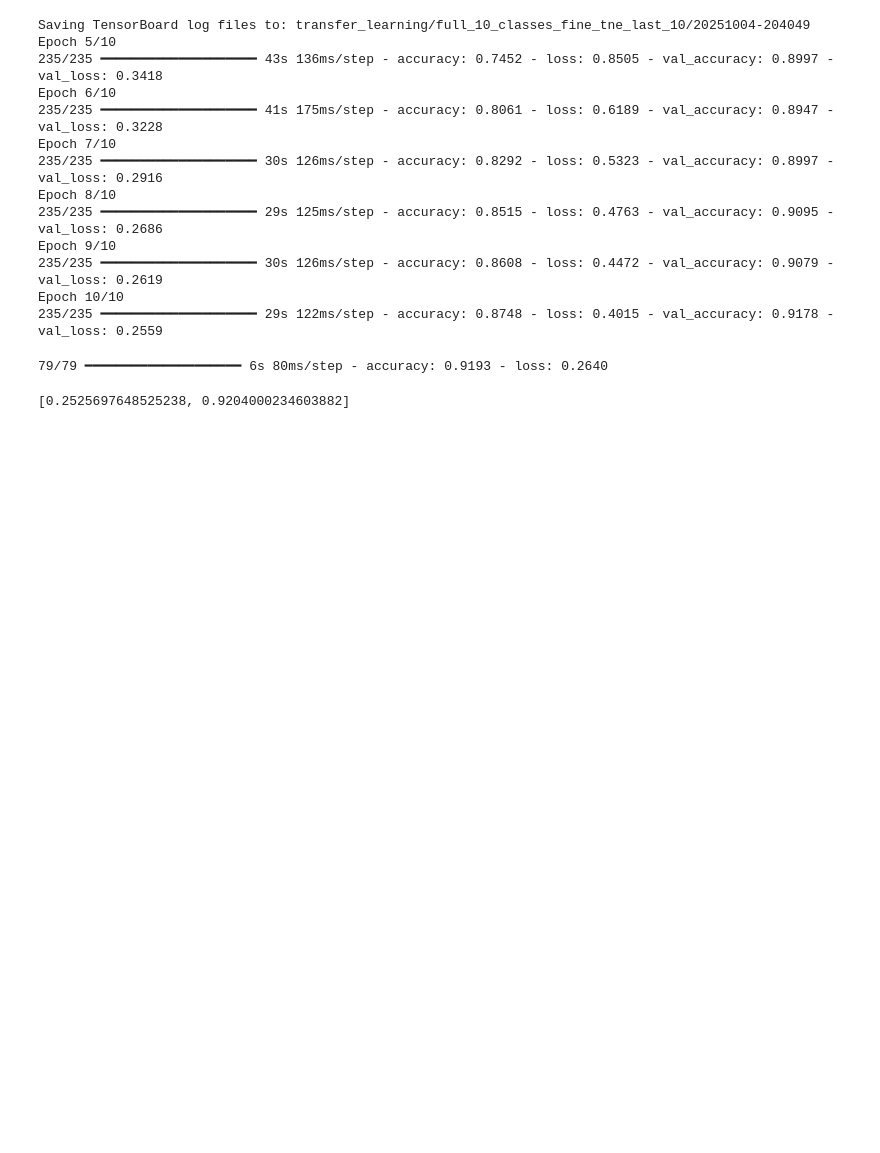
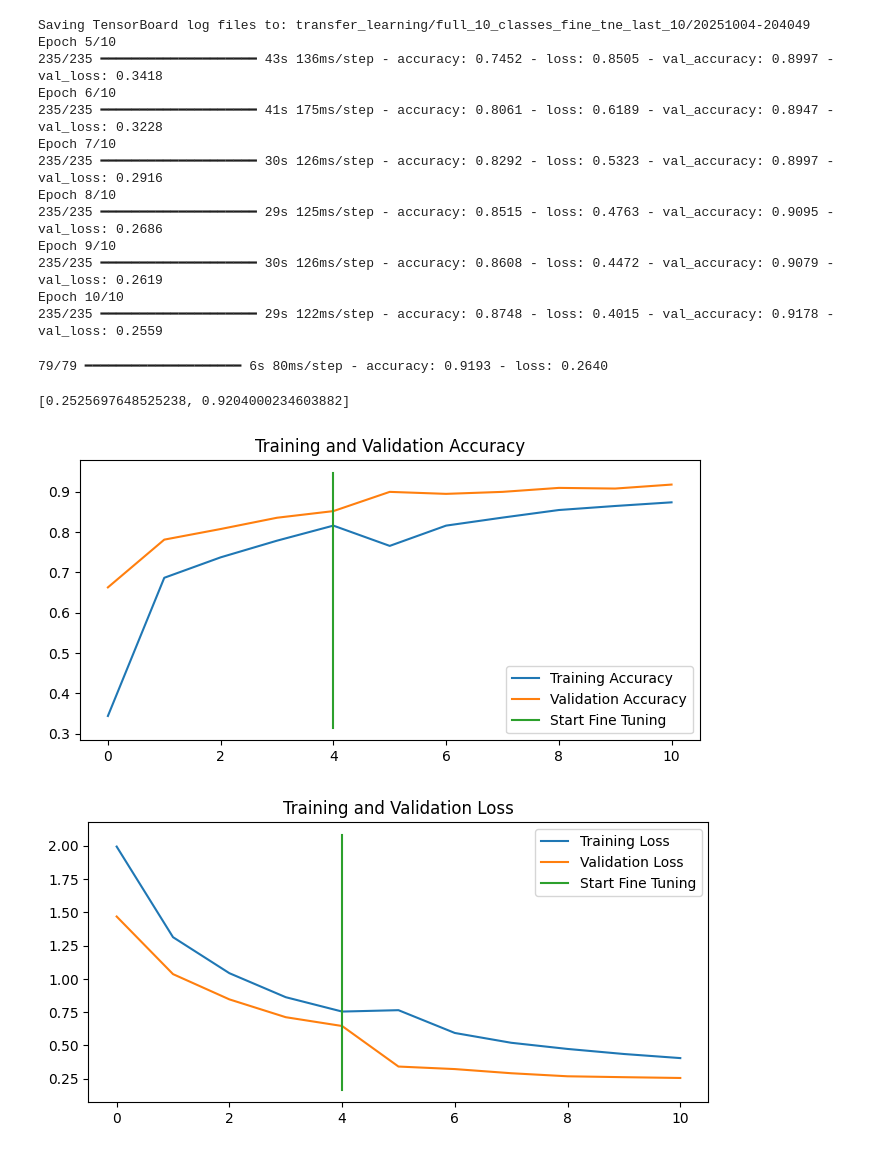
Before and after one commit to fachiny17/machine_learning, a Jupyter notebook: tensorflow_course/05_transfer_learning_in_tensorflow_part_2_fine_tuning.ipynb, the cells around one changed output. Cells and saved outputs as stored; diff of their text form; code cells hidden in the pictures; blank space fills up the shorter version.

```diff
--- a/tensorflow_course/05_transfer_learning_in_tensorflow_part_2_fine_tuning.ipynb
+++ b/tensorflow_course/05_transfer_learning_in_tensorflow_part_2_fine_tuning.ipynb
@@ -1008,3 +1008,11 @@ results_fine_tune_full_data
 # %% [output]
 79/79 ━━━━━━━━━━━━━━━━━━━━ 6s 80ms/step - accuracy: 0.9193 - loss: 0.2640
 [0.2525697648525238, 0.9204000234603882]
+# %%
+# how did fine-tuning go with more data?
+compare_histories(original_history=history_10_percent_data_aug,
+                  new_history=history_fine_10_classes_full,
+                  initial_epochs=5)
+# %% [output]
+[figure, added]
+[figure, added]
```
Also changed, not shown: parts of 1 cell of this notebook.
